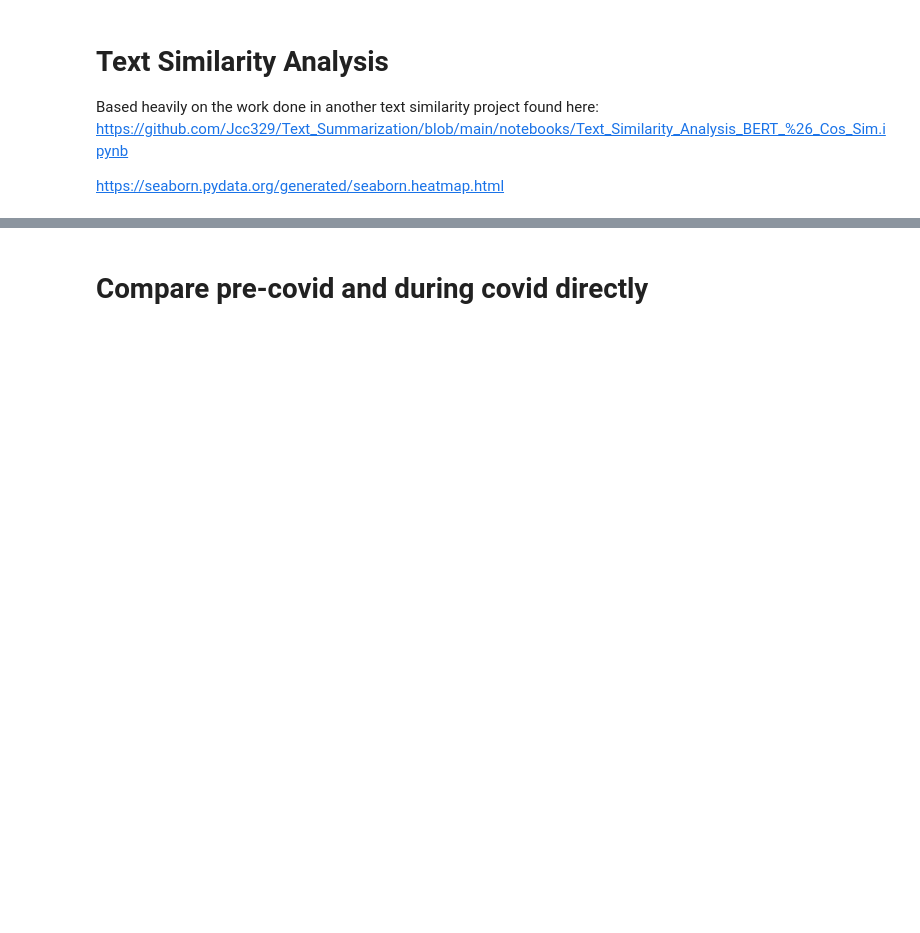
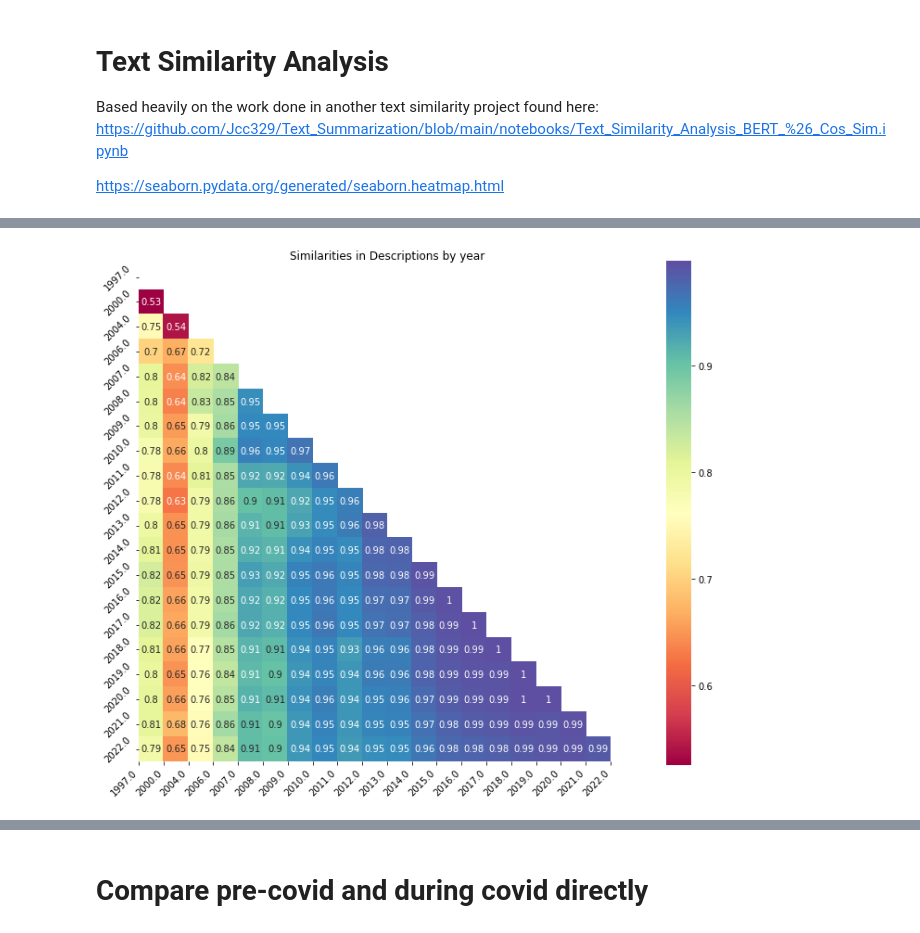
Before and after one commit to Jcc329/Jessica_DATA606, a Jupyter notebook: Notebooks/5.2.Text_Similarity_Analysis.ipynb, the cells around one changed output, grey strips where cells are left out. Drawn from its saved outputs; the diff is of its cells as text; code cells hidden in the pictures; blank space fills up the shorter version.

```diff
--- a/Notebooks/5.2.Text_Similarity_Analysis.ipynb
+++ b/Notebooks/5.2.Text_Similarity_Analysis.ipynb
@@ -161,0 +199,7 @@ description_embeddings = sbert_model.encode(Agg_on_year['detailed_description.1'
+# %%
+GameData['Description Embeddings'] = list(description_embeddings)
+GameData['Review Embeddings'] = list(Review_embeddings)
+GameData['Tag Embeddings'] = list(Tag_embeddings)
+# %%
+Agg_on_year = GameData.groupby(['Release Year'])[['Description Embeddings', 'Review Embeddings', 'Tag Embeddings']].sum()
+Agg_on_year
@@ -162,3 +225,8 @@ description_embeddings = sbert_model.encode(Agg_on_year['detailed_description.1'
+# %%
+Description_embedingsbyYR = []
+for i in Agg_on_year['Description Embeddings']:
+    Description_embedingsbyYR.append(np.array(i))
+# Description_embedingsbyYR
 # %%
-pairwise_similarities=cosine_similarity(description_embeddings)
-pairwise_differences=euclidean_distances(description_embeddings)
+pairwise_similarities=cosine_similarity(Description_embedingsbyYR)
+pairwise_differences=euclidean_distances(Description_embedingsbyYR)
@@ -165,19 +256,23 @@ pairwise_differences=euclidean_distances(description_embeddings)
 # %%
 # Visualize similarities
 fig, ax = plt.subplots(figsize=(12,10))
 mask = np.zeros_like(pairwise_similarities)
 mask[np.triu_indices_from(mask)] = True
 pairwise_similarities
-ax = sns.heatmap(
-    pairwise_similarities,
-    cmap="spectral", mask=mask, annot=True, square=True).set(title='Similarities in Descriptions by year')
-ax.set_xticklabels(Agg_on_year['Release Year'])
-ax.set_yticklabels(Agg_on_year['Release Year'])
+fig = sns.heatmap(pairwise_similarities,cmap="Spectral", mask=mask, annot=True, square=True).set(title='Similarities in Descriptions by year')
+ax.set_xticks(range(len(Agg_on_year.index)))
+ax.set_xticklabels(list(Agg_on_year.index))
+ax.set_yticklabels(list(Agg_on_year.index))
 ax.set_xticklabels(
     ax.get_xticklabels(),
     rotation=45,
     horizontalalignment='right');
-ax.title()
+ax.set_yticklabels(
+    ax.get_yticklabels(),
+    rotation=45,
+    horizontalalignment='right');
+# %% [output]
+[figure, added]
 # %%
 # Visualize Differences
 import seaborn as sns
```
Also changed, not shown: parts of 35 cells of this notebook.
